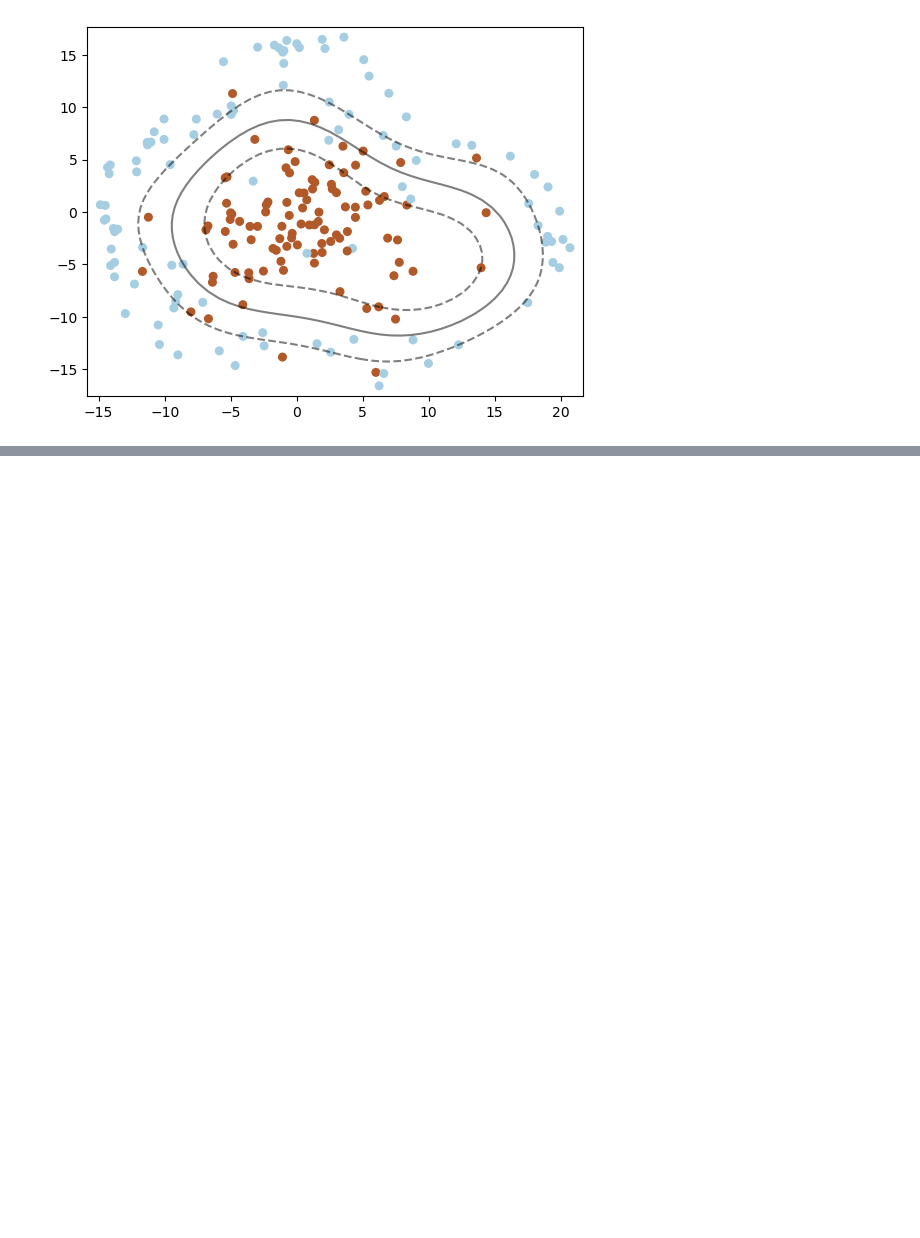
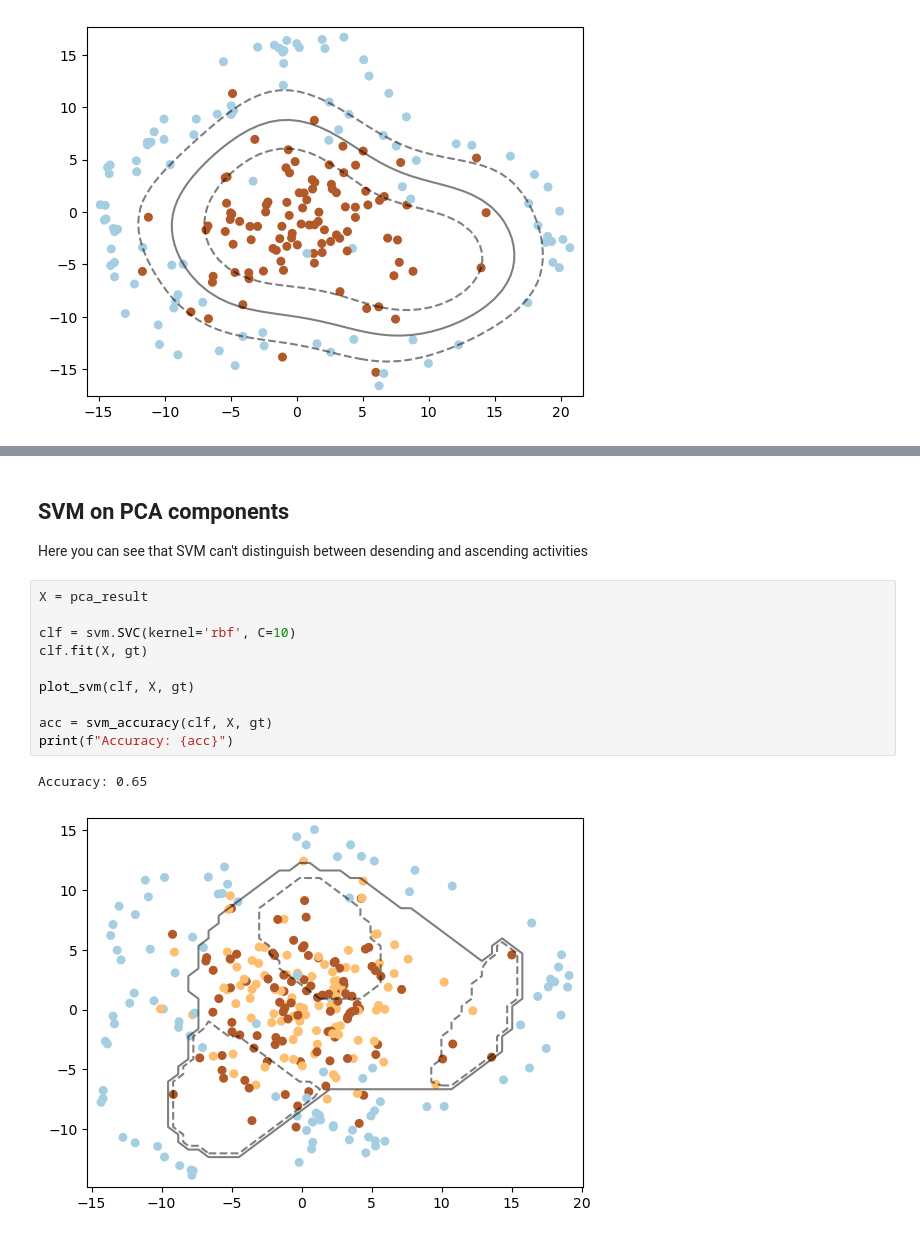
Before and after one commit to yalda-amirsoleymani/har-dataset-processing, a Jupyter notebook: processing.ipynb, the cells around one changed output, grey strips where cells are left out. Cells and saved outputs as stored; diff of their text form; blank space fills up the shorter version.

Commit message:
Try to classify three activities

```diff
--- a/processing.ipynb
+++ b/processing.ipynb
@@ -609,0 +668,17 @@ Accuracy: 0.915
+# %% [markdown]
+## SVM on PCA components
+
+Here you can see that SVM can't distinguish between desending and ascending activities
+# %%
+X = pca_result
+
+clf = svm.SVC(kernel='rbf', C=10)
+clf.fit(X, gt)
+
+plot_svm(clf, X, gt)
+
+acc = svm_accuracy(clf, X, gt)
+print(f"Accuracy: {acc}")
+# %% [output]
+Accuracy: 0.65
+[figure, added]
```
Also changed, not shown: parts of 20 cells of this notebook.
